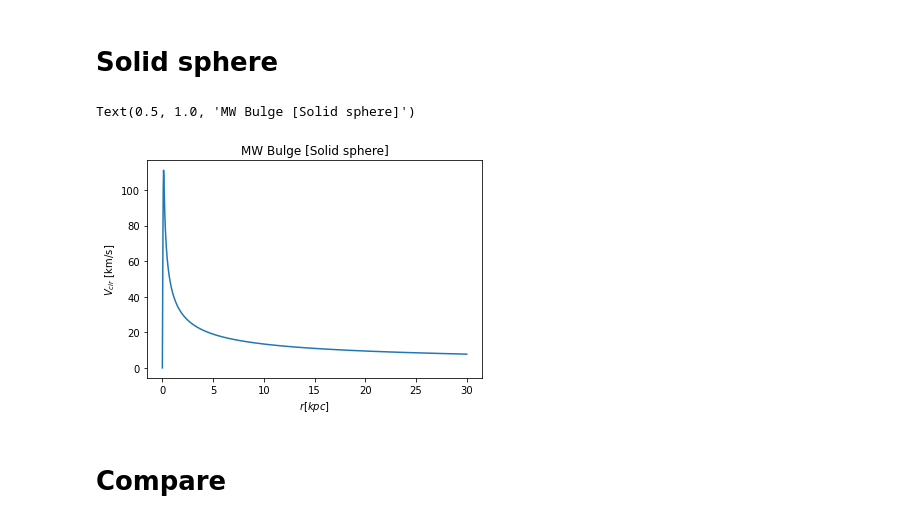
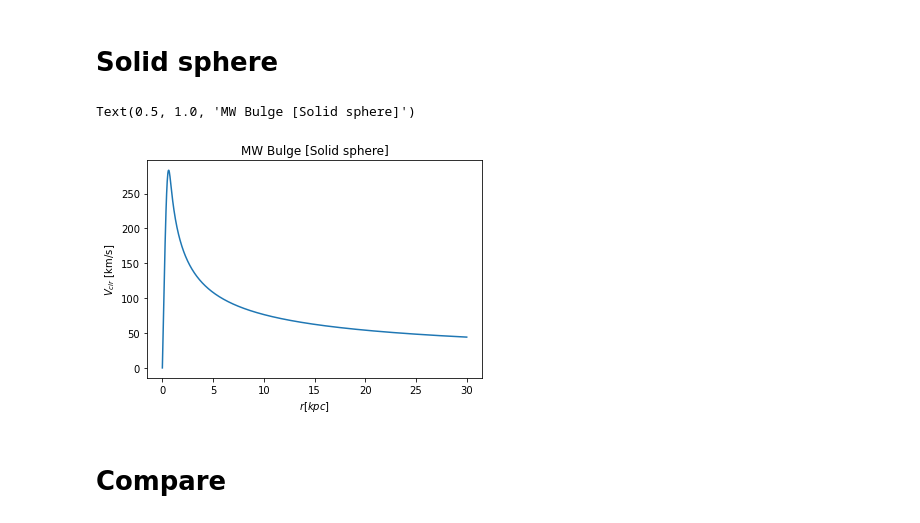
Before and after one commit to yzh250/RotationCurve, a Jupyter notebook: 2D_RC/main/Notebooks/Bulge_model.ipynb, the cells around one changed output. Saved outputs shown, nothing was run; the diff lists cells and outputs as text; code cells hidden in the pictures.

```diff
--- a/2D_RC/main/Notebooks/Bulge_model.ipynb
+++ b/2D_RC/main/Notebooks/Bulge_model.ipynb
@@ -66,21 +74,21 @@ KeyboardInterrupt:
 # %%
 def bulge_vel(r,rho_0,Rb):
     if isinstance(r,float):
         mass_b = 4 * np.pi * rho_0 * ((-1/3*Rb**3*np.exp(-(r/Rb)**3)+(1/3)*(Rb**3)))
     else:
         mass_b = np.zeros(len(r))
         for i in range(len(r)):
             mass_b[i] = 4 * np.pi * rho_0 * ((-(1/3)*(Rb**3)*np.exp(-(r[i]/Rb)**3)+(1/3)*(Rb**3)))
     vel = np.sqrt((G * mass_b * Msun) / (r * 3.086e16))
     return vel/1000
 
-plt.plot(r,bulge_vel(r*1000,100,0.1*1000))
+plt.plot(r,bulge_vel(r*1000,26,0.5*1000))
 plt.xlabel('$r [kpc]$')
 plt.ylabel('$V_{cir}$ [km/s]')
 plt.title('MW Bulge [Solid sphere]')
 # %% [output]
 Text(0.5, 1.0, 'MW Bulge [Solid sphere]')
-[figure, old version]
+[figure, new version]
 # %% [markdown]
 # Compare
 # %%
```
Also changed, not shown: parts of 1 cell of this notebook, 8 other files.
